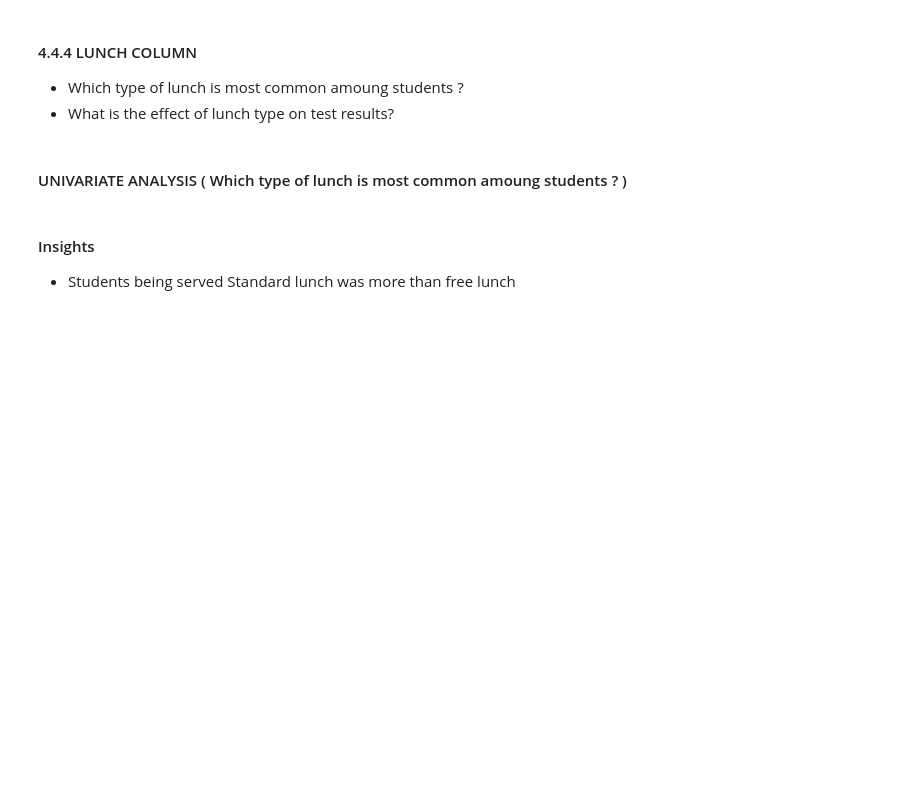
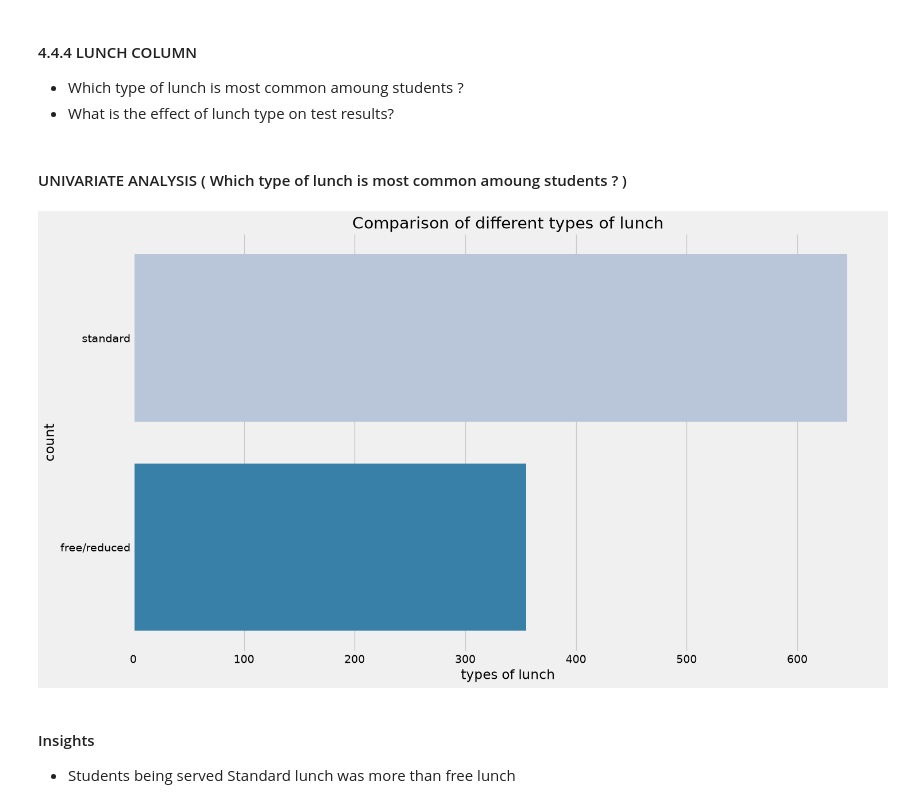
Before and after one commit to dhruuvvsharma/student-performance-prediction, a Jupyter notebook: notebook/data/1 . EDA STUDENT PERFORMANCE.ipynb, the cells around one changed output. Drawn from its saved outputs; the diff is of its cells as text; code cells hidden in the pictures; blank space fills up the shorter version.

```diff
--- a/notebook/data/1 . EDA STUDENT PERFORMANCE.ipynb
+++ b/notebook/data/1 . EDA STUDENT PERFORMANCE.ipynb
@@ -392,12 +503,14 @@ plt.show()
 #### UNIVARIATE ANALYSIS ( Which type of lunch is most common amoung students ? )
 # %%
 plt.rcParams['figure.figsize'] = (15, 9)
-plt.style.use('seaborn-talk')
+plt.style.use('fivethirtyeight')
 sns.countplot(df['lunch'], palette = 'PuBu')
 plt.title('Comparison of different types of lunch', fontweight = 30, fontsize = 20)
 plt.xlabel('types of lunch')
 plt.ylabel('count')
 plt.show()
+# %% [output]
+[figure, added]
 # %% [markdown]
 #### Insights
 - Students being served Standard lunch was more than free lunch
```
Also changed, not shown: parts of 30 cells of this notebook, 16 other files.
